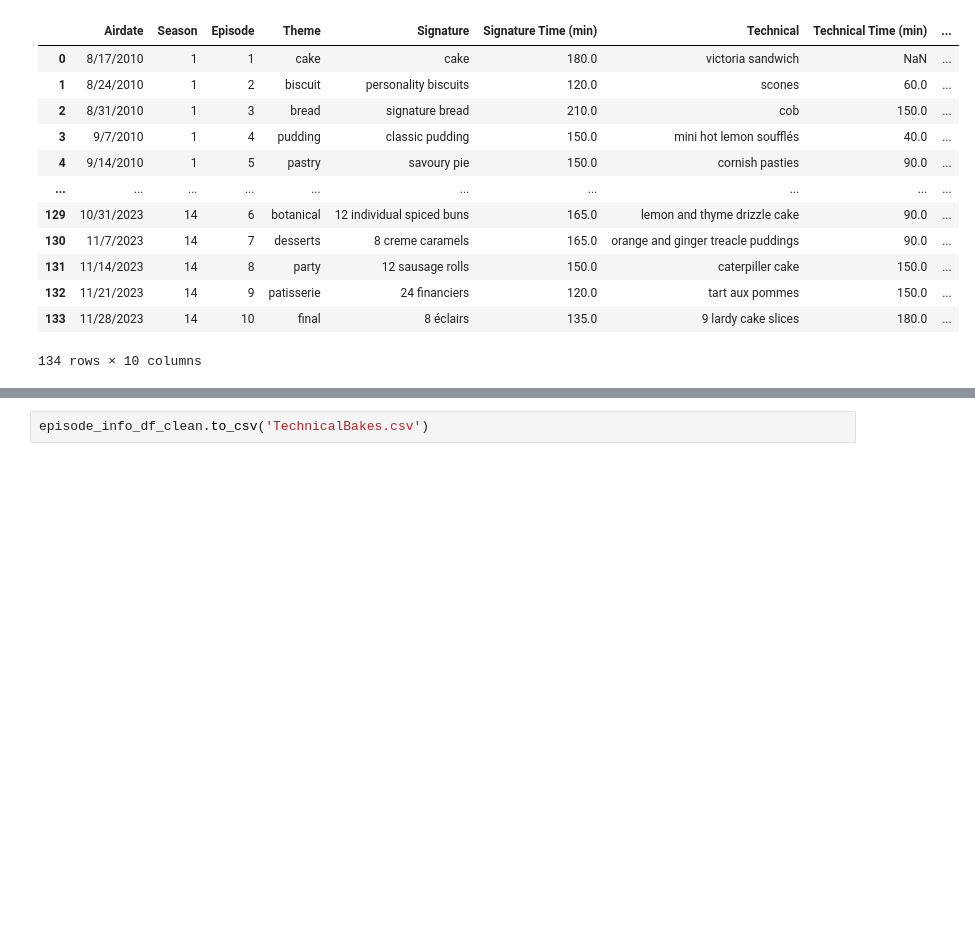
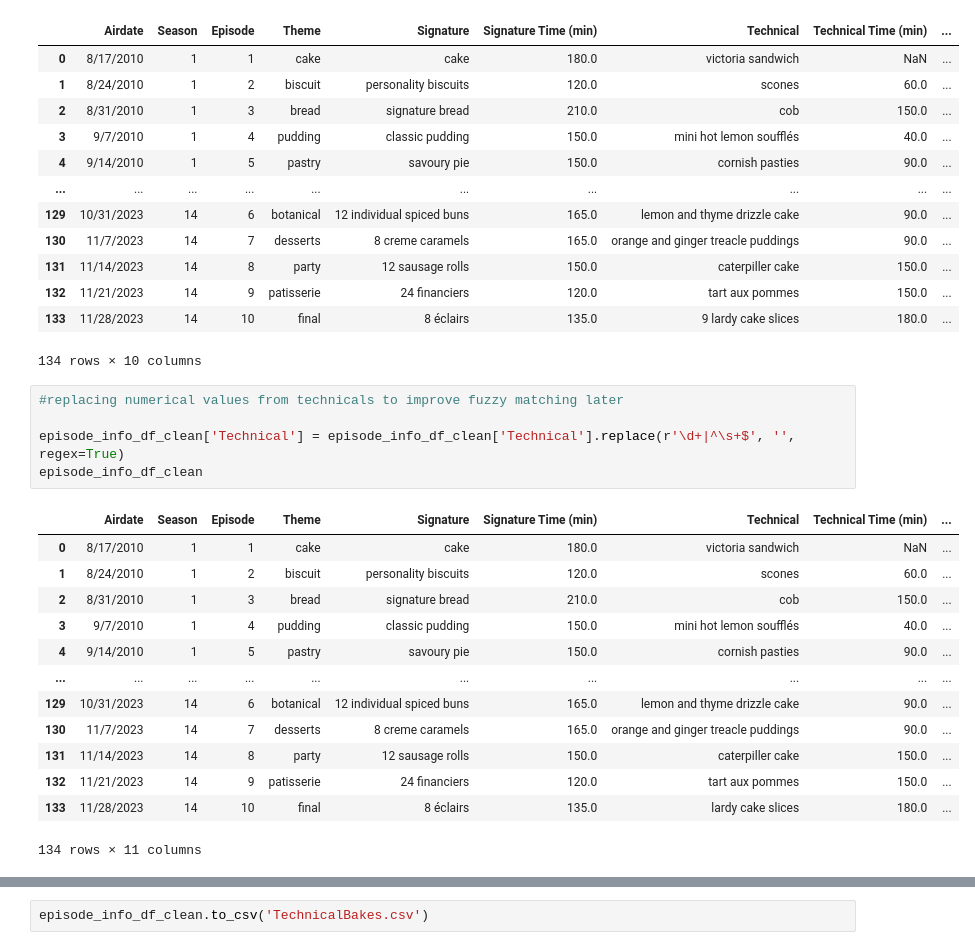
Before and after one commit to rachelavice/bakeoff_effect, a Jupyter notebook: notebooks/bake-off-technicals-analysis.ipynb, the cells around one changed output, grey strips where cells are left out. Drawn from its saved outputs; the diff is of its cells as text; blank space fills up the shorter version.

```diff
--- a/notebooks/bake-off-technicals-analysis.ipynb
+++ b/notebooks/bake-off-technicals-analysis.ipynb
@@ -211,6 +211,25 @@ episode_info_df_clean
 | 132 | 11/21/2023 | 14 | 9 | patisserie | 24 financiers | 120.0 | tart aux pommes | 150.0 | ... |
 | 133 | 11/28/2023 | 14 | 10 | final | 8 éclairs | 135.0 | 9 lardy cake slices | 180.0 | ... |
 134 rows × 10 columns
+# %%
+#replacing numerical values from technicals to improve fuzzy matching later
+
+episode_info_df_clean['Technical'] = episode_info_df_clean['Technical'].replace(r'\d+|^\s+$', '', regex=True)
+episode_info_df_clean
+# %% [output]
+|  | Airdate | Season | Episode | Theme | Signature | Signature Time (min) | Technical | Technical Time (min) | ... |
+| 0 | 8/17/2010 | 1 | 1 | cake | cake | 180.0 | victoria sandwich | NaN | ... |
+| 1 | 8/24/2010 | 1 | 2 | biscuit | personality biscuits | 120.0 | scones | 60.0 | ... |
+| 2 | 8/31/2010 | 1 | 3 | bread | signature bread | 210.0 | cob | 150.0 | ... |
+| 3 | 9/7/2010 | 1 | 4 | pudding | classic pudding | 150.0 | mini hot lemon soufflés | 40.0 | ... |
+| 4 | 9/14/2010 | 1 | 5 | pastry | savoury pie | 150.0 | cornish pasties | 90.0 | ... |
+| ... | ... | ... | ... | ... | ... | ... | ... | ... | ... |
+| 129 | 10/31/2023 | 14 | 6 | botanical | 12 individual spiced buns | 165.0 | lemon and thyme drizzle cake | 90.0 | ... |
+| 130 | 11/7/2023 | 14 | 7 | desserts | 8 creme caramels | 165.0 | orange and ginger treacle puddings | 90.0 | ... |
+| 131 | 11/14/2023 | 14 | 8 | party | 12 sausage rolls | 150.0 | caterpiller cake | 150.0 | ... |
+| 132 | 11/21/2023 | 14 | 9 | patisserie | 24 financiers | 120.0 | tart aux pommes | 150.0 | ... |
+| 133 | 11/28/2023 | 14 | 10 | final | 8 éclairs | 135.0 | lardy cake slices | 180.0 | ... |
+134 rows × 11 columns
 # %%
 # Source - https://stackoverflow.com/a/77420428
 # Posted by tetris programming
```
Also changed, not shown: parts of 3 cells of this notebook, 8 other files.
